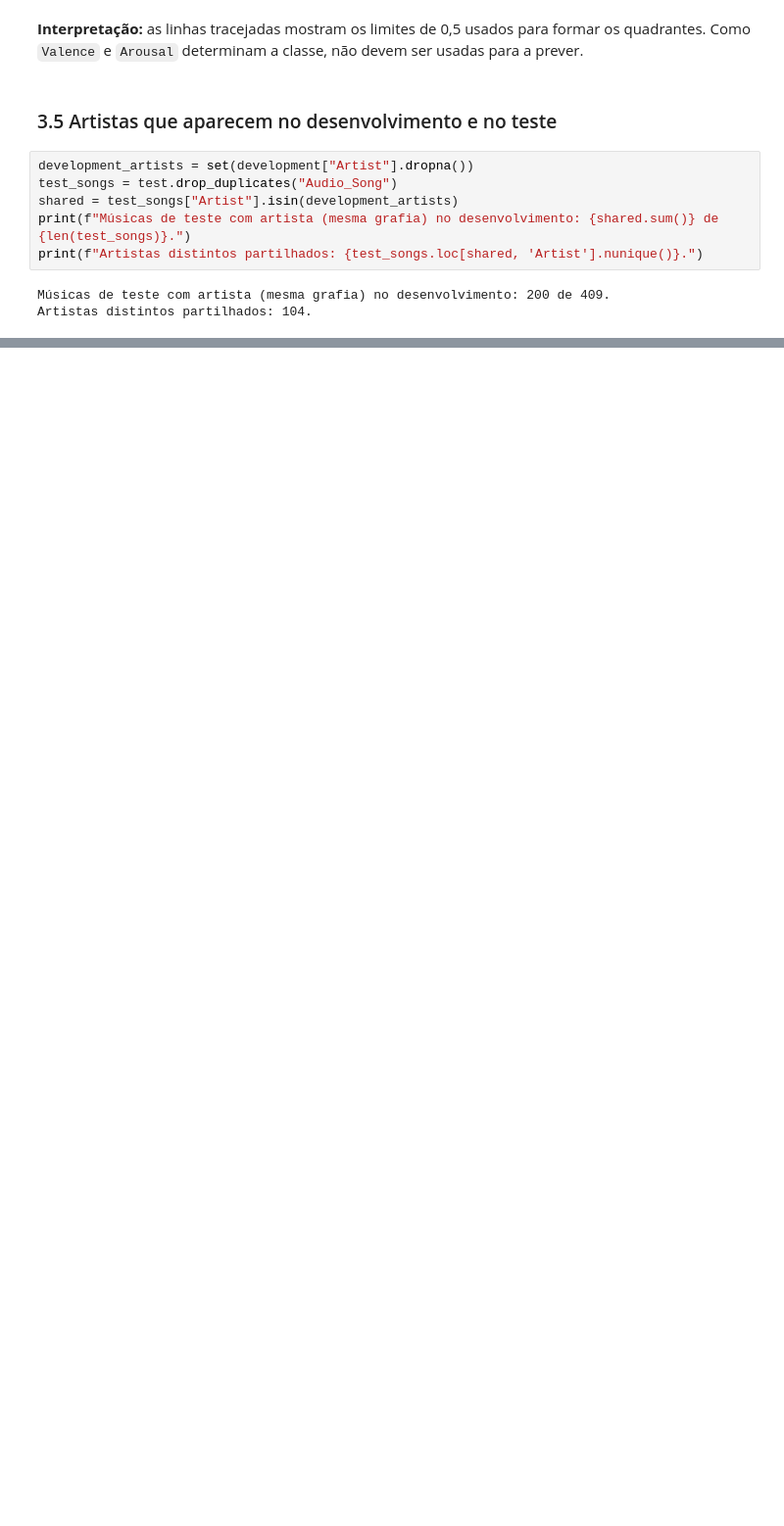
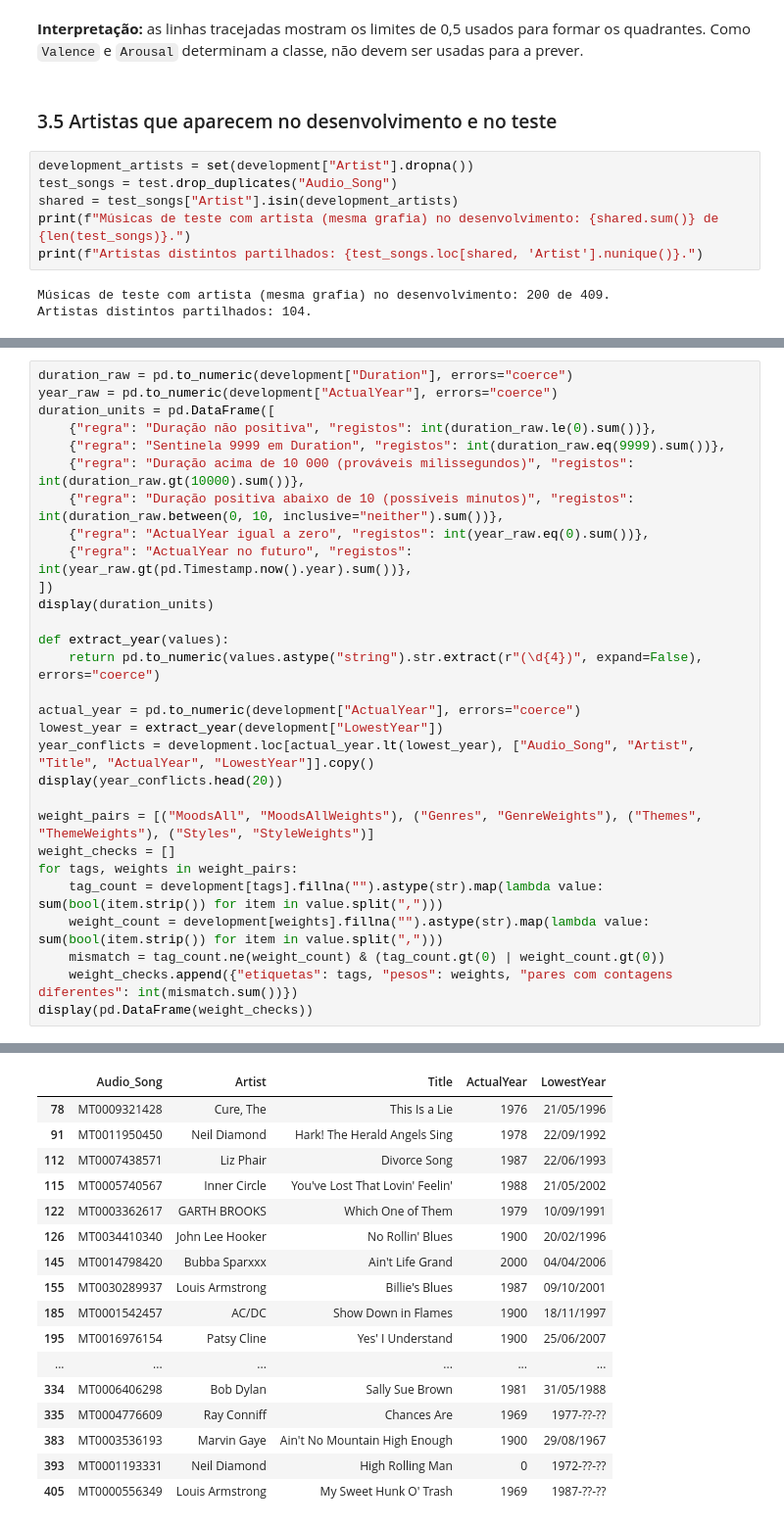
Before and after one commit to AugustoBrynne/ECAC26, a Jupyter notebook: uc2023250703.ipynb, the cells around one changed output, grey strips where cells are left out. Shown at 98% size. Saved outputs shown, nothing was run; the diff lists cells and outputs as text; blank space fills up the shorter version.

```diff
--- a/uc2023250703.ipynb
+++ b/uc2023250703.ipynb
@@ -355,0 +522,30 @@ A análise descreve as colunas, os valores em falta, a cobertura dos ficheiros e
+# %%
+duration_raw = pd.to_numeric(development["Duration"], errors="coerce")
+year_raw = pd.to_numeric(development["ActualYear"], errors="coerce")
+duration_units = pd.DataFrame([
+    {"regra": "Duração não positiva", "registos": int(duration_raw.le(0).sum())},
+    {"regra": "Sentinela 9999 em Duration", "registos": int(duration_raw.eq(9999).sum())},
+    {"regra": "Duração acima de 10 000 (prováveis milissegundos)", "registos": int(duration_raw.gt(10000).sum())},
+    {"regra": "Duração positiva abaixo de 10 (possíveis minutos)", "registos": int(duration_raw.between(0, 10, inclusive="neither").sum())},
+    {"regra": "ActualYear igual a zero", "registos": int(year_raw.eq(0).sum())},
+    {"regra": "ActualYear no futuro", "registos": int(year_raw.gt(pd.Timestamp.now().year).sum())},
+])
+display(duration_units)
+
+def extract_year(values):
+    return pd.to_numeric(values.astype("string").str.extract(r"(\d{4})", expand=False), errors="coerce")
+
+actual_year = pd.to_numeric(development["ActualYear"], errors="coerce")
+lowest_year = extract_year(development["LowestYear"])
+year_conflicts = development.loc[actual_year.lt(lowest_year), ["Audio_Song", "Artist", "Title", "ActualYear", "LowestYear"]].copy()
+display(year_conflicts.head(20))
+
+weight_pairs = [("MoodsAll", "MoodsAllWeights"), ("Genres", "GenreWeights"), ("Themes", "ThemeWeights"), ("Styles", "StyleWeights")]
+weight_checks = []
+for tags, weights in weight_pairs:
+    tag_count = development[tags].fillna("").astype(str).map(lambda value: sum(bool(item.strip()) for item in value.split(",")))
+    weight_count = development[weights].fillna("").astype(str).map(lambda value: sum(bool(item.strip()) for item in value.split(",")))
+    mismatch = tag_count.ne(weight_count) & (tag_count.gt(0) | weight_count.gt(0))
+    weight_checks.append({"etiquetas": tags, "pesos": weights, "pares com contagens diferentes": int(mismatch.sum())})
+display(pd.DataFrame(weight_checks))
+# %% [output]
@@ -355,0 +559,17 @@ A análise descreve as colunas, os valores em falta, a cobertura dos ficheiros e
+|  | Audio_Song | Artist | Title | ActualYear | LowestYear |
+| 78 | MT0009321428 | Cure, The | This Is a Lie | 1976 | 21/05/1996 |
+| 91 | MT0011950450 | Neil Diamond | Hark! The Herald Angels Sing | 1978 | 22/09/1992 |
+| 112 | MT0007438571 | Liz Phair | Divorce Song | 1987 | 22/06/1993 |
+| 115 | MT0005740567 | Inner Circle | You've Lost That Lovin' Feelin' | 1988 | 21/05/2002 |
+| 122 | MT0003362617 | GARTH BROOKS | Which One of Them | 1979 | 10/09/1991 |
+| 126 | MT0034410340 | John Lee Hooker | No Rollin' Blues | 1900 | 20/02/1996 |
+| 145 | MT0014798420 | Bubba Sparxxx | Ain't Life Grand | 2000 | 04/04/2006 |
+| 155 | MT0030289937 | Louis Armstrong | Billie's Blues | 1987 | 09/10/2001 |
+| 185 | MT0001542457 | AC/DC | Show Down in Flames | 1900 | 18/11/1997 |
+| 195 | MT0016976154 | Patsy Cline | Yes' I Understand | 1900 | 25/06/2007 |
+| ... | ... | ... | ... | ... | ... |
+| 334 | MT0006406298 | Bob Dylan | Sally Sue Brown | 1981 | 31/05/1988 |
+| 335 | MT0004776609 | Ray Conniff | Chances Are | 1969 | 1977-??-?? |
+| 383 | MT0003536193 | Marvin Gaye | Ain't No Mountain High Enough | 1900 | 29/08/1967 |
+| 393 | MT0001193331 | Neil Diamond | High Rolling Man | 0 | 1972-??-?? |
+| 405 | MT0000556349 | Louis Armstrong | My Sweet Hunk O' Trash | 1969 | 1987-??-?? |
```
Also changed, not shown: parts of 37 cells of this notebook.
